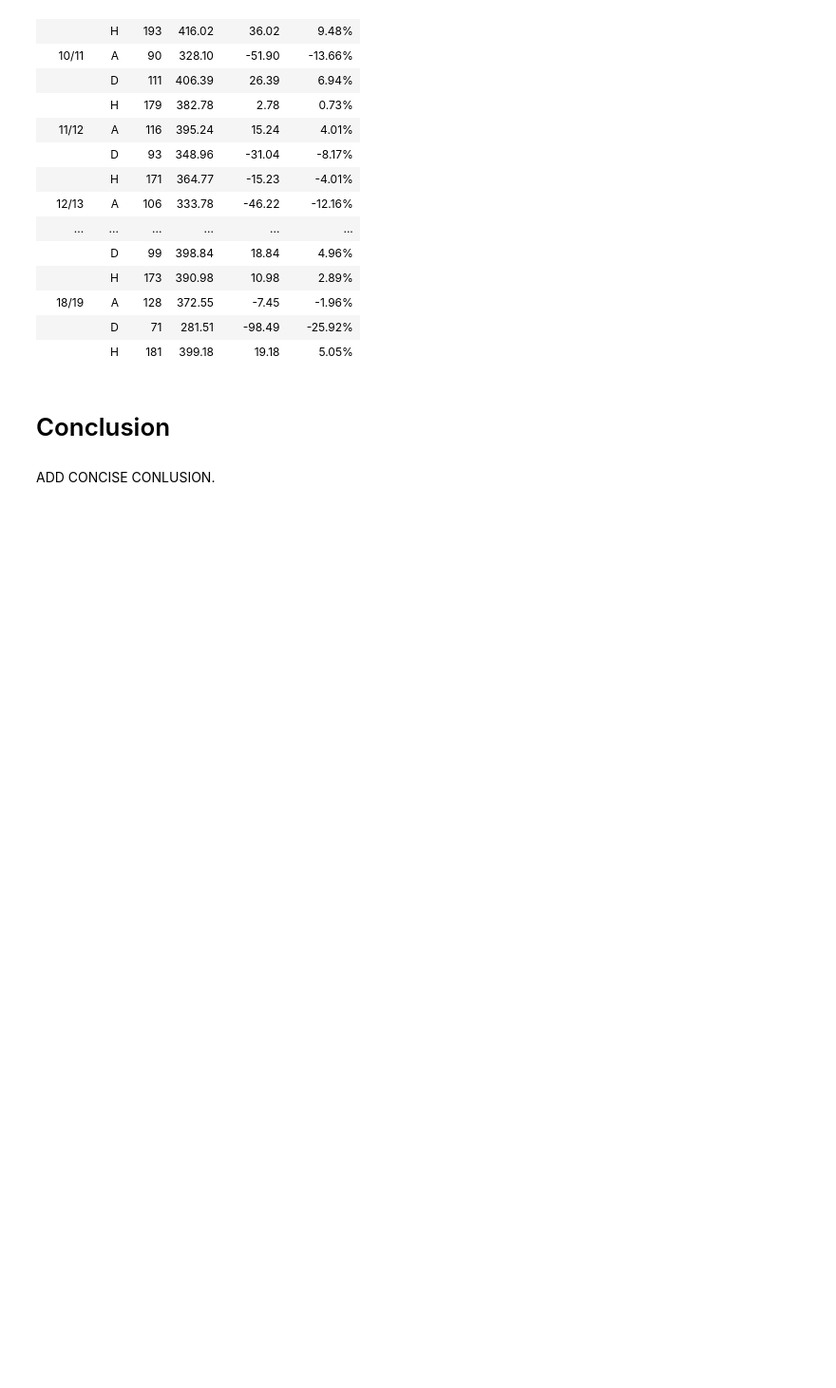
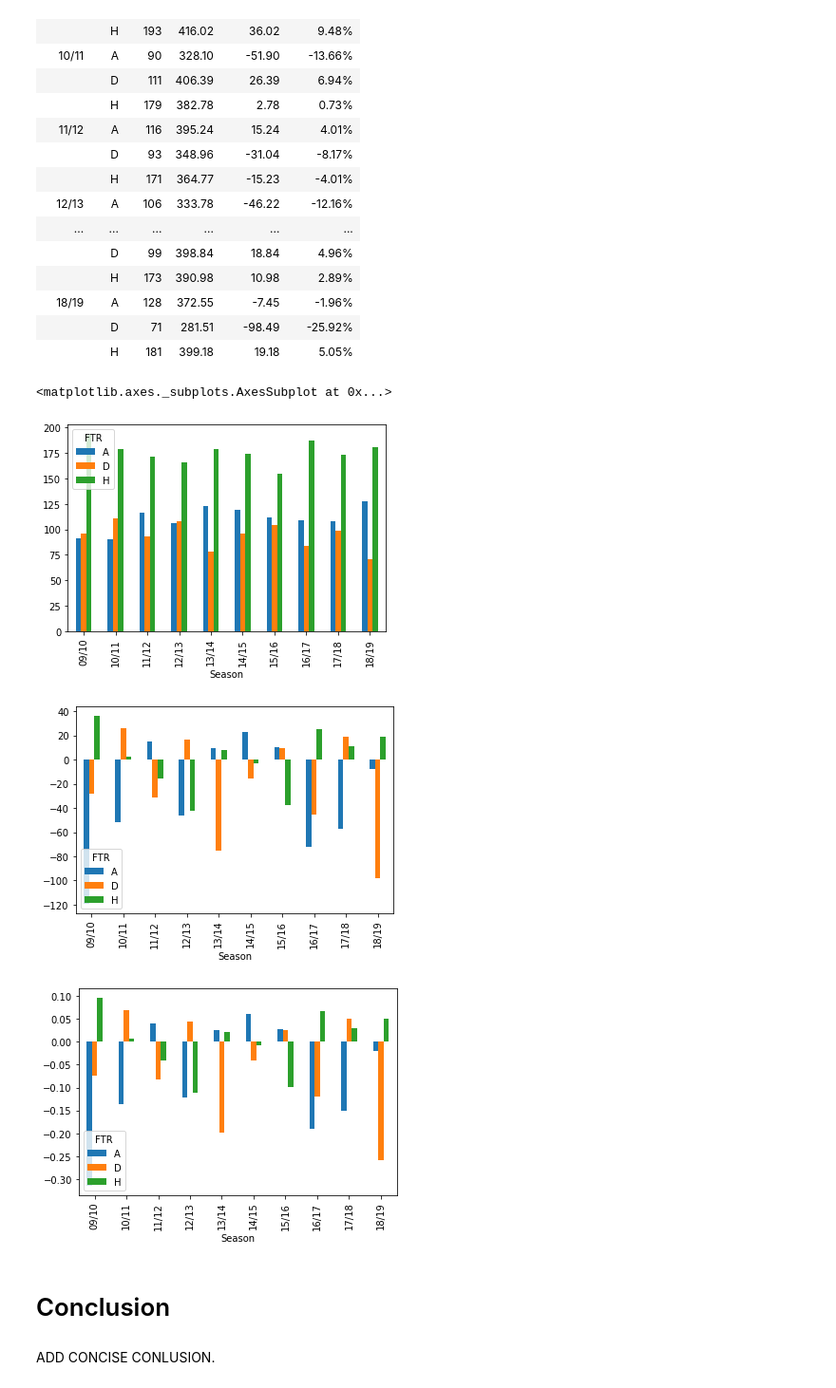
Before and after one commit to NumEconCopenhagen/projects-2020-group20, a Jupyter notebook: dataproject/dataproject.ipynb, the cells around one changed output. Shown at 95% size. Drawn from its saved outputs; the diff is of its cells as text; code cells hidden in the pictures; blank space fills up the shorter version.

```diff
--- a/dataproject/dataproject.ipynb
+++ b/dataproject/dataproject.ipynb
@@ -253,6 +257,25 @@ Bets
 | 18/19 | A | 128 | 372.55 | -7.45 | -1.96% |
 |  | D | 71 | 281.51 | -98.49 | -25.92% |
 |  | H | 181 | 399.18 | 19.18 | 5.05% |
+# %%
+BetsPlot = pd.DataFrame(Season_group, columns=['BetW', 'BetR'])
+BetsPlot['NetNomR'] = BetsPlot.BetR - 380
+BetsPlot['Return_pct'] = (BetsPlot.BetR / 380 -1)
+
+BetsBetW = BetsPlot.unstack().loc['09/10':'18/19', 'BetW']
+BetsNetNomR = BetsPlot.unstack().loc['09/10':'18/19', 'NetNomR']
+BetsReturn_pct = BetsPlot.unstack().loc['09/10':'18/19', 'Return_pct']
+
+
+
+BetsBetW.plot.bar()
+BetsNetNomR.plot.bar()
+BetsReturn_pct.plot.bar()
+# %% [output]
+<matplotlib.axes._subplots.AxesSubplot at 0x...>
+[figure, added]
+[figure, added]
+[figure, added]
 # %% [markdown]
 # Conclusion
 # %% [markdown]
```
Also changed, not shown: parts of 3 cells of this notebook.
